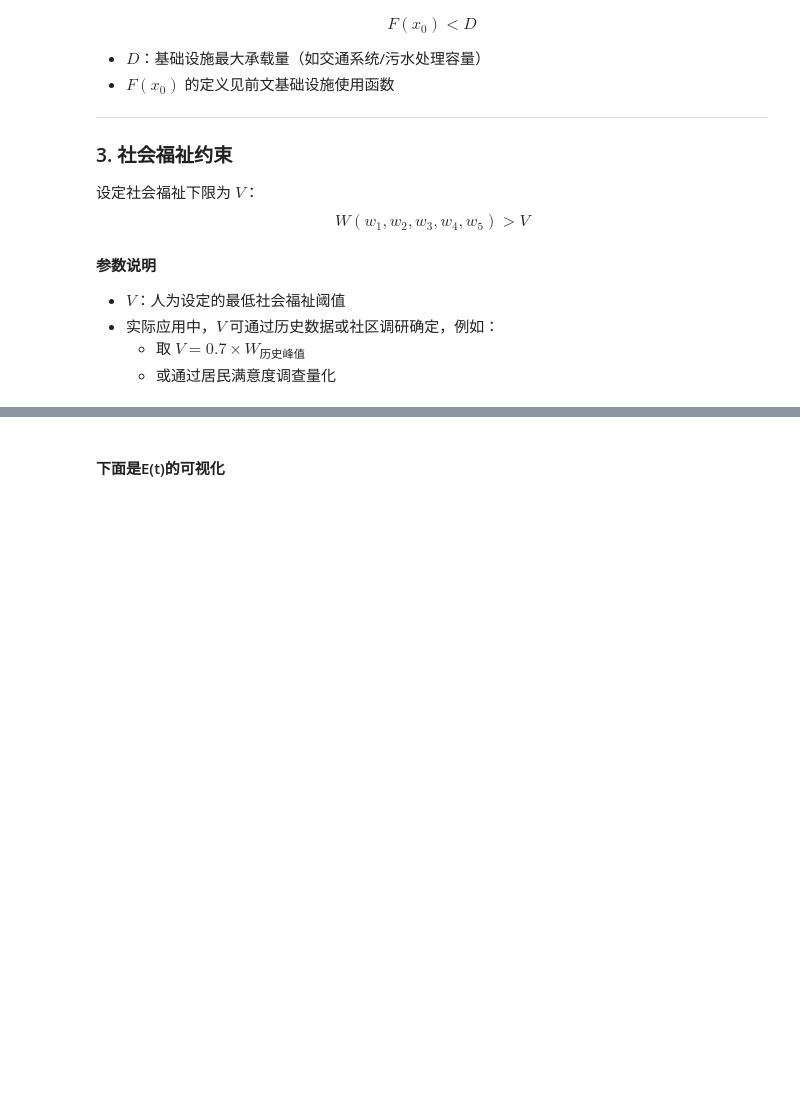
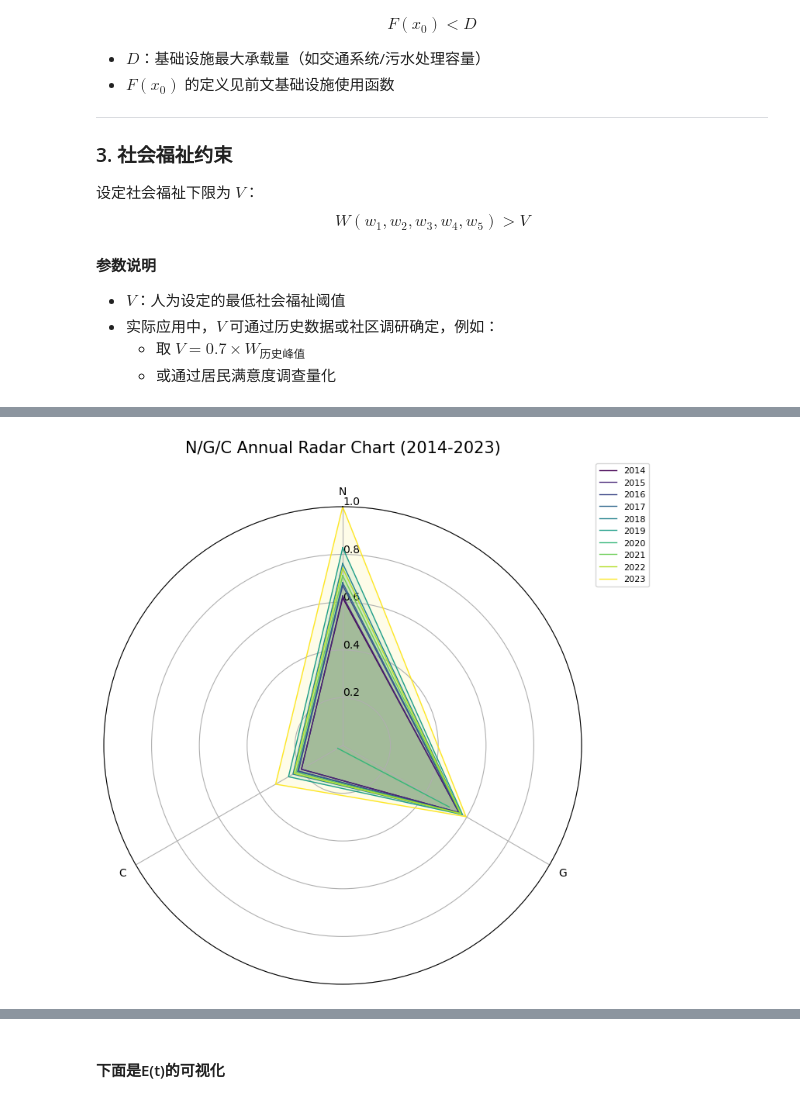
Before and after one commit to AmandaSuensss/2025MCM, a Jupyter notebook: main.ipynb, the cells around one changed output, grey strips where cells are left out. Saved outputs shown, nothing was run; the diff lists cells and outputs as text; code cells hidden in the pictures; blank space fills up the shorter version.

```diff
--- a/main.ipynb
+++ b/main.ipynb
@@ -427,0 +785,73 @@ if __name__ == "__main__":
+# %%
+import numpy as np
+import matplotlib.pyplot as plt
+from matplotlib.patches import FancyArrowPatch
+
+# 原始数据
+ship_num = np.array([961000,983000,1015000,1072000,1151000,1305700,0,1170000,1167000,1670000])
+plane_num = np.array([307742,331079,339279,345454,358388,365349,154292,284039,359312,354905])
+
+# 计算结果存储
+G_list = []
+C_list = []
+N_list =[]
+years = list(range(2014, 2024))
+
+# 数据计算
+for i in range(2014, 2024):
+    idx = i - 2014
+    ships = ship_num[idx]/214
+    lambda_ship = ships/2400
+    plains = plane_num[idx]/214
+
+    # 假设已实现的函数
+    year_visitors = generate_year_visitors(lambda_ship=lambda_ship, air_visitors=plains)
+    N_sum, G_sum, C_sum = calculate_total_revenue(year_visitors)
+    N_list.append(N_sum)
+    G = G_sum/365
+    G_list.append(G)
+    C = C_sum/214
+    C_list.append(C)
+
+years = list(range(2014, 2024))
+
+# 数据归一化处理
+def normalize(data):
+
+    return data  / np.max(data)
+
+n_norm = normalize(N_list)
+g_norm = G_list
+c_norm = C_list
+
+# 雷达图设置
+labels = ['N', 'G', 'C']
+num_vars = len(labels)
+angles = np.linspace(0, 2 * np.pi, num_vars, endpoint=False).tolist()
+angles += angles[:1]  # 闭合图形
+
+fig, ax = plt.subplots(figsize=(8, 8), subplot_kw={'polar': True})
+ax.set_theta_offset(np.pi/2)
+ax.set_theta_direction(-1)
+ax.set_rlabel_position(0)
+
+# 设置坐标轴
+ax.set_xticks(angles[:-1])
+ax.set_xticklabels(labels)
+plt.ylim(0, 1)
+
+# 颜色设置
+colors = plt.cm.viridis(np.linspace(0, 1, len(years)))
+
+# 绘制每个年份
+for i, year in enumerate(years):
+    values = [n_norm[i], g_norm[i], c_norm[i]]
+    values += values[:1]  # 闭合数据
+    ax.plot(angles, values, color=colors[i], linewidth=1, label=str(year))
+    ax.fill(angles, values, color=colors[i], alpha=0.1)
+
+plt.title('N/G/C Annual Radar Chart (2014-2023)', size=15, y=1.1)
+plt.legend(loc='upper right', bbox_to_anchor=(1.15, 1.1), fontsize=8)
+plt.show()
+# %% [output]
+[figure, added]
```
Also changed, not shown: parts of 24 cells of this notebook.
